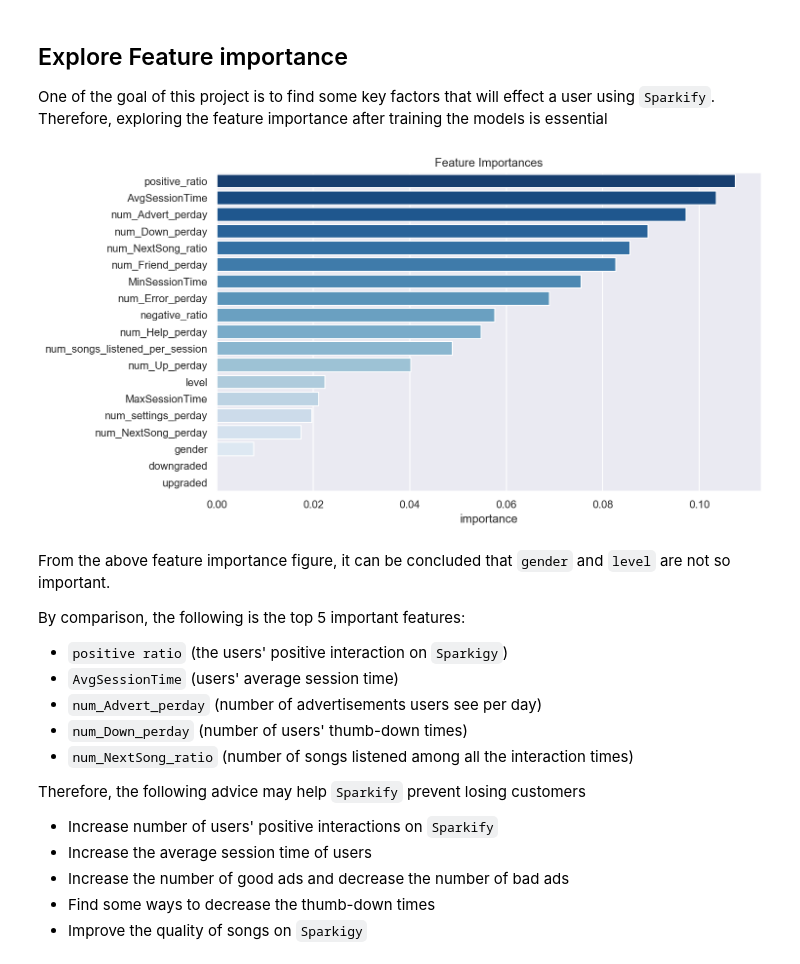
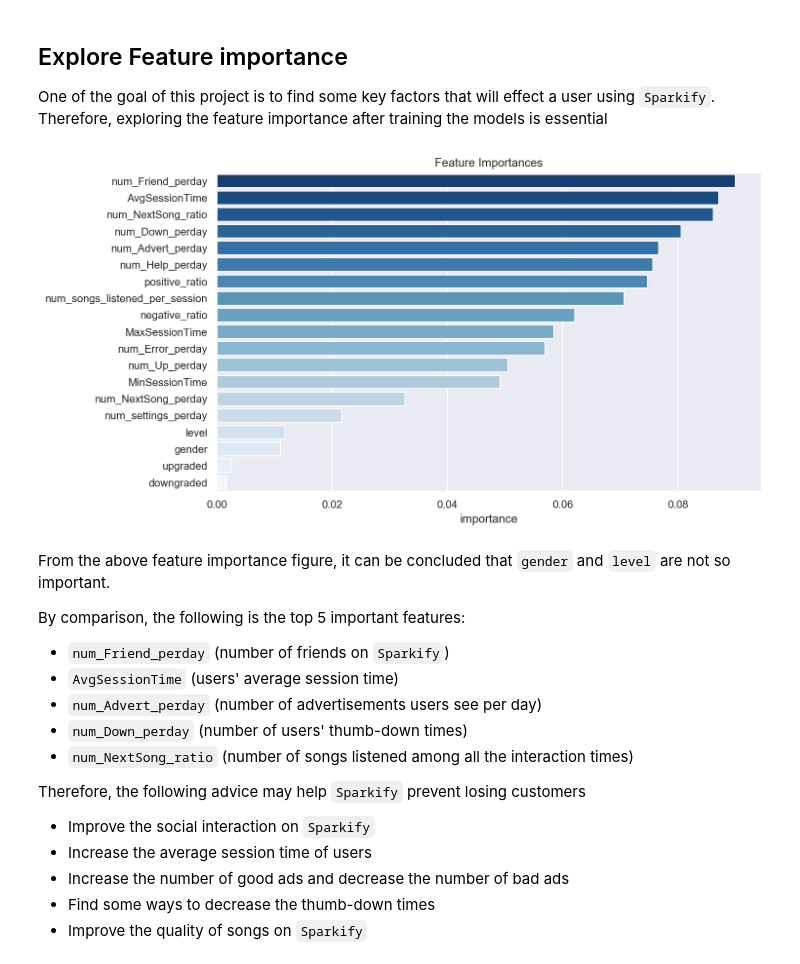
Before and after one commit to yl2982/spark_project, a Jupyter notebook: Sparkify.ipynb, the cells around one changed output. Saved outputs shown, nothing was run; the diff lists cells and outputs as text; code cells hidden in the pictures.

```diff
--- a/Sparkify.ipynb
+++ b/Sparkify.ipynb
@@ -949,3 +1002,0 @@ from pyspark.ml.feature import ChiSqSelector
-# %%
-data_for_model = spark.read.csv('data_for_model.csv', header=True)
-data_for_model.printSchema()
@@ -1013,14 +1057,30 @@ class SparkPipeline:
 
     def train_test_split(self):
         # stratify the label, evenly separating churn (using sampleBy func)
-        train = self.data.sampleBy('label', fractions={0:0.9, 1:0.5}, seed=100)
+        train = self.data.sampleBy('label', fractions={0:0.85, 1:0.5}, seed=100)
         test = self.data.subtract(train)
 
         return train, test
 
     # compute f1 score
     def f1_score(self, results):
+        """
+        # true positive
+        TP = results.filter('label==1.0 and prediction==1.0').count()
+        # true negative
+        TN = results.filter('label==0.0 and prediction==0.0').count()
+        # false positive
+        FP = results.filter('label==0.0 and prediction==1.0').count()
+        # false negative
+        FN = results.filter('label==1.0 and prediction==0.0').count()
 
+        # precision
+        precision = TP/(TP+FP+0.0001)
+        # recall
+        recall = TP/(TP+FN+0.0001)
+        # f1
+        f1 = 2*((precision*recall)/(precision+recall+0.0001))
+        """
         evaluator = MulticlassClassificationEvaluator(predictionCol='prediction')
         f1 = evaluator.evaluate(results, {evaluator.metricName: 'f1'})
         return f1
@@ -1037,7 +1097,7 @@ class SparkPipeline:
 
         crossval = CrossValidator(estimator=lr,
                                   estimatorParamMaps=paramGrid,
-                                  evaluator=MulticlassClassificationEvaluator(),
+                                  evaluator=BinaryClassificationEvaluator(),
                                   numFolds=4)
 
         model = crossval.fit(train)
@@ -1048,7 +1108,7 @@ class SparkPipeline:
         results = model.transform(test)
 
         f1 = self.f1_score(results)
-
+        print(f'The best AUC score for Logistic Regression Model is:{max(model.avgMetrics)}')
         print(f'F1 Score for Logistic Regression Model is:{f1}')
 
         return model
@@ -1063,7 +1123,7 @@ class SparkPipeline:
 
         crossval = CrossValidator(estimator=rf,
                                   estimatorParamMaps=paramGrid,
-                                  evaluator=MulticlassClassificationEvaluator(),
+                                  evaluator=BinaryClassificationEvaluator(),
                                   numFolds=4)
 
         model = crossval.fit(train)
@@ -1075,6 +1135,7 @@ class SparkPipeline:
         # compute f1 score
         f1 = self.f1_score(results)
 
+        print(f'The best AUC score for Random Forest Model is:{max(model.avgMetrics)}')
         print(f'F1 Score for Random Forest is: {f1}')
 
         return model
@@ -1090,7 +1151,7 @@ class SparkPipeline:
 
         crossval = CrossValidator(estimator=gbt,
                                   estimatorParamMaps=paramGrid,
-                                  evaluator=MulticlassClassificationEvaluator(),
+                                  evaluator=BinaryClassificationEvaluator(),
                                   numFolds=4)
 
         model = crossval.fit(train)
@@ -1103,6 +1164,7 @@ class SparkPipeline:
         # compute f1
         f1 = self.f1_score(results)
 
+        print(f'The best AUC score for GBT Model is:{max(model.avgMetrics)}')
         print(f'F1 Score for GBT: {f1}')
 
         return model
@@ -1233,36 +1312,36 @@ The results obtained on the test set are summarized in the table below.
 One of the goal of this project is to find some key factors that will effect a user using `Sparkify`. Therefore, exploring the feature importance after training the models is essential
 # %%
 # feature importance from GBT
-gbt_best_model = GBTClassifier(maxIter=20, maxDepth=4)
+gbt_best_model = GBTClassifier(maxIter=100, maxDepth=4)
 best_pipelines = Pipeline(stages=[gbt_best_model])
 gbt = best_pipelines.fit(user_train)
 gbt_importance = gbt.stages[-1].featureImportances
 gbt_importance_lst = [gbt_importance[i] for i in range(len(gbt_importance))]
 names = numeric_lst+category_lst
 gbt_importance_df = pd.DataFrame({"feature": names,"importance": gbt_importance_lst, })\
                            .sort_values('importance', ascending = False)
 plt.figure(figsize=(10,6))
 sns.barplot(y='feature',x='importance',data=gbt_importance_df,palette='Blues_r',zorder=2);
 plt.title("Feature Importances")
 plt.ylabel("");
 # %% [output]
-[figure, old version]
+[figure, new version]
 # %% [markdown]
 From the above feature importance figure, it can be concluded that `gender` and `level` are not so important.
 
 By comparison, the following is the top 5 important features:
-- `positive ratio` (the users' positive interaction on `Sparkigy`)
+- `num_Friend_perday` (number of friends on `Sparkify`)
 - `AvgSessionTime` (users' average session time)
 - `num_Advert_perday` (number of advertisements users see per day)
 - `num_Down_perday` (number of users' thumb-down times)
 - `num_NextSong_ratio` (number of songs listened among all the interaction times)
 
 Therefore, the following advice may help `Sparkify` prevent losing customers
-- Increase number of users' positive interactions on `Sparkify`
+- Improve the social interaction on `Sparkify`
 - Increase the average session time of users
 - Increase the number of good ads and decrease the number of bad ads
 - Find some ways to decrease the thumb-down times
-- Improve the quality of songs on `Sparkigy`
+- Improve the quality of songs on `Sparkify`
 # %% [markdown]
 # Conclusion
 
```
Also changed, not shown: parts of 20 cells of this notebook, 6 other files.
